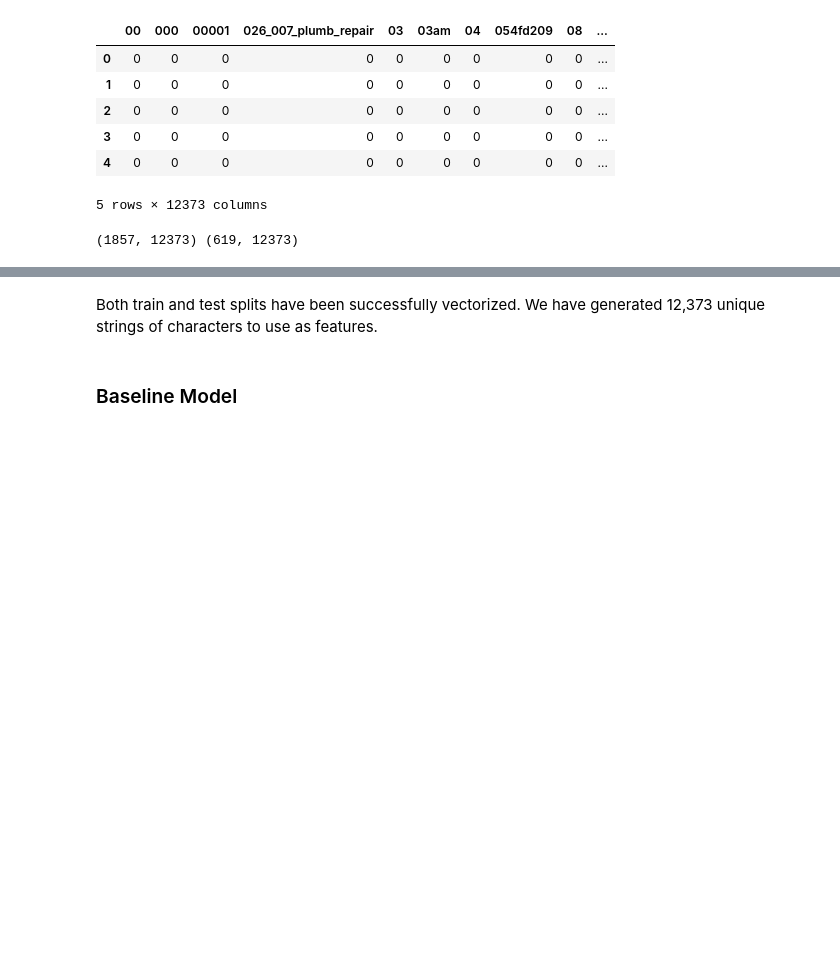
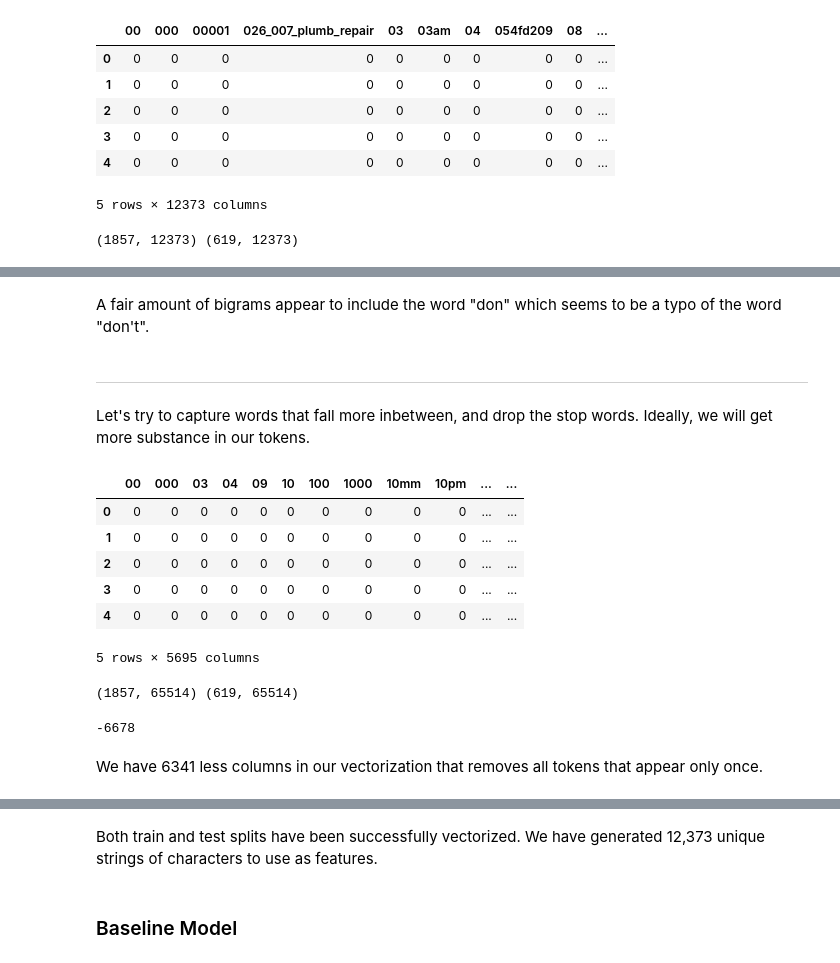
Before and after one commit to Femli/lifehacks_vs_lifeprotips, a Jupyter notebook: code/03_Feature_Engineering_EDA.ipynb, the cells around one changed output, grey strips where cells are left out. Cells and saved outputs as stored; diff of their text form; code cells hidden in the pictures; blank space fills up the shorter version.

```diff
--- a/code/03_Feature_Engineering_EDA.ipynb
+++ b/code/03_Feature_Engineering_EDA.ipynb
@@ -63,0 +192,30 @@ print(X_train_cvec.shape, X_test_cvec.shape)
+# %% [markdown]
+A fair amount of bigrams appear to include the word "don" which seems to be a typo of the word "don't".
+# %% [markdown]
+---
+# %% [markdown]
+Let's try to capture words that fall more inbetween, and drop the stop words. Ideally, we will get more substance in our tokens.
+# %%
+cvec4 = CountVectorizer(stop_words='english', min_df=2, max_df=.05)
+# %%
+X_train_cvec4 = pd.DataFrame(cvec4.fit_transform(X_train).A, columns=cvec4.get_feature_names_out())
+X_test_cvec4 = pd.DataFrame(cvec4.transform(X_test).A, columns=cvec4.get_feature_names_out())
+X_train_cvec4.head(5)
+# %% [output]
+|  | 00 | 000 | 03 | 04 | 09 | 10 | 100 | 1000 | 10mm | 10pm | ... | ... |
+| 0 | 0 | 0 | 0 | 0 | 0 | 0 | 0 | 0 | 0 | 0 | ... | ... |
+| 1 | 0 | 0 | 0 | 0 | 0 | 0 | 0 | 0 | 0 | 0 | ... | ... |
+| 2 | 0 | 0 | 0 | 0 | 0 | 0 | 0 | 0 | 0 | 0 | ... | ... |
+| 3 | 0 | 0 | 0 | 0 | 0 | 0 | 0 | 0 | 0 | 0 | ... | ... |
+| 4 | 0 | 0 | 0 | 0 | 0 | 0 | 0 | 0 | 0 | 0 | ... | ... |
+5 rows × 5695 columns
+# %%
+print(X_train_cvec3.shape, X_test_cvec3.shape)
+# %% [output]
+(1857, 65514) (619, 65514)
+# %%
+X_train_cvec4.shape[1] - X_train_cvec.shape[1]
+# %% [output]
+-6678
+# %% [markdown]
+We have 6341 less columns in our vectorization that removes all tokens that appear only once.
```
Also changed, not shown: parts of 22 cells of this notebook, 1 other file.
